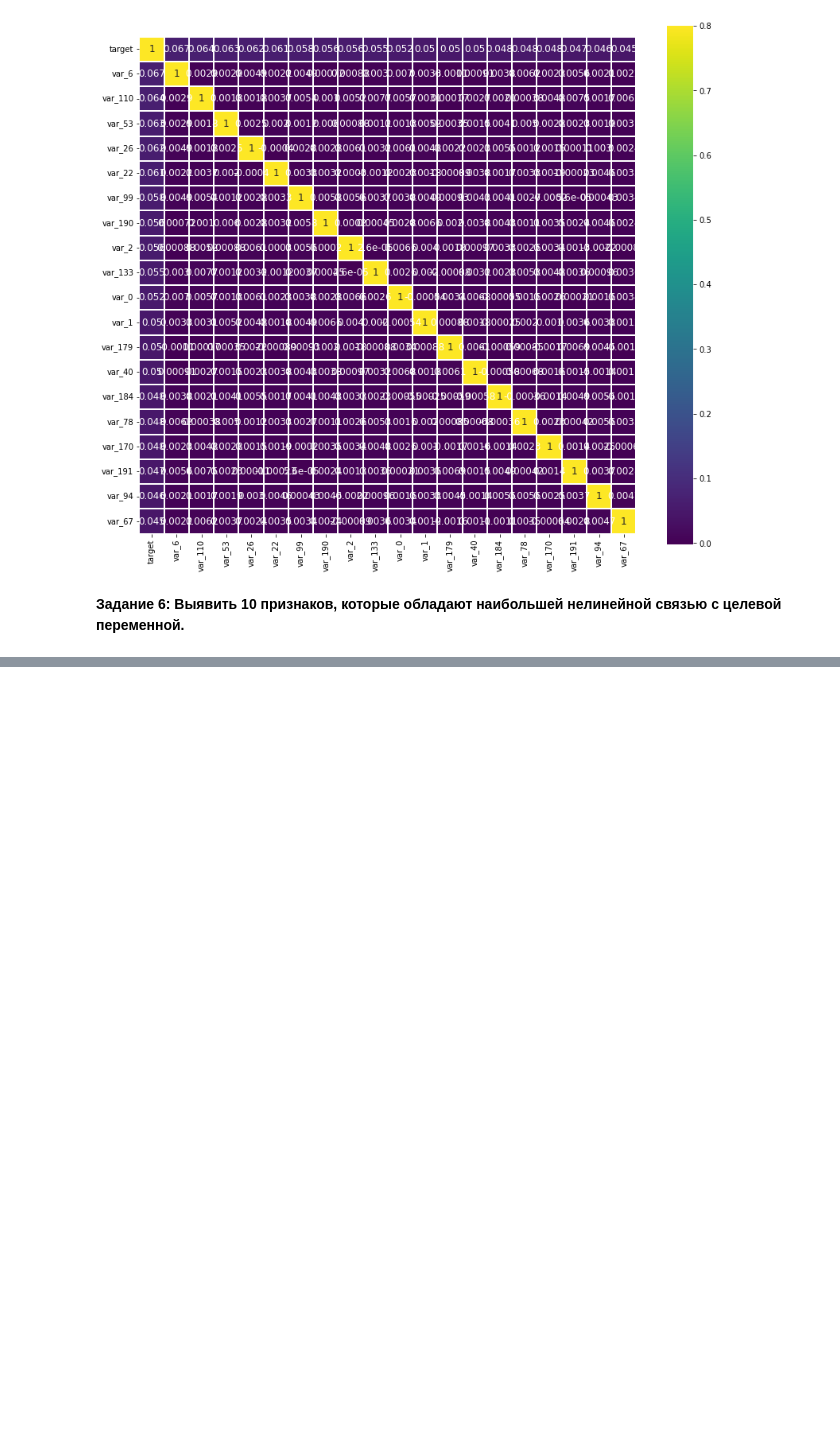
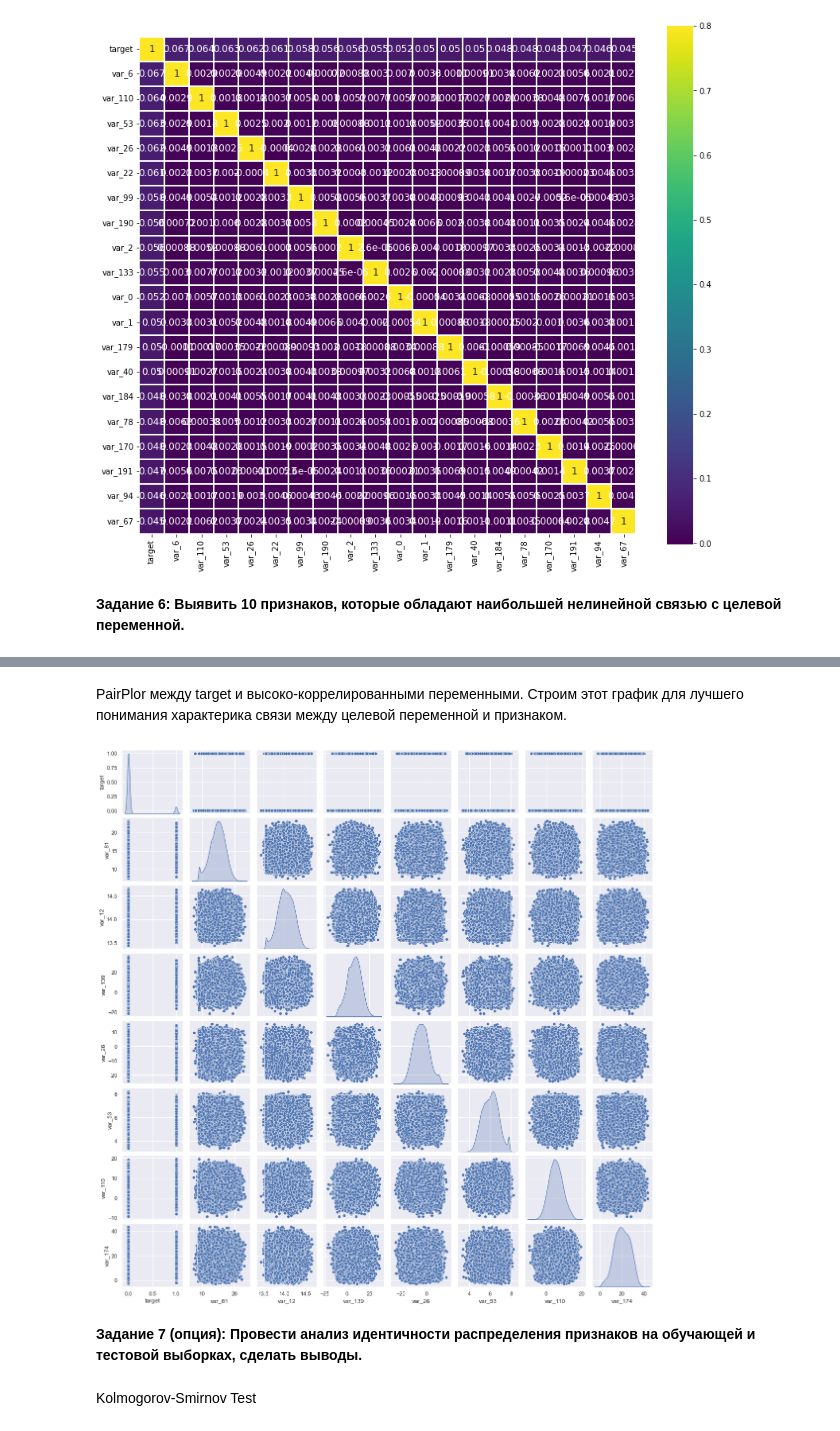
Before and after one commit to AndreyU123/Sports_data_analysis_Kaggle_Platform, a Jupyter notebook: Lesson1/Ukladnikov_Andrey_Lesson1.ipynb, the cells around one changed output, grey strips where cells are left out. Saved outputs shown, nothing was run; the diff lists cells and outputs as text; code cells hidden in the pictures; blank space fills up the shorter version.

```diff
--- a/Lesson1/Ukladnikov_Andrey_Lesson1.ipynb
+++ b/Lesson1/Ukladnikov_Andrey_Lesson1.ipynb
@@ -629,0 +659,19 @@ show_corr_matrix_for_n_largest_koeffs(numerical_features, "target", train, 20)
+# %% [markdown]
+PairPlor между target и высоко-коррелированными переменными. Строим этот график для лучшего понимания характерика связи между целевой переменной и признаком.
+# %%
+sns.set()
+columns = [
+    "target",
+    "var_81",
+    "var_12",
+    "var_139",
+    "var_26",
+    "var_53",
+    "var_110",
+    "var_174"
+]
+
+sns.pairplot(train[columns], size=2, kind="scatter", diag_kind="kde")
+plt.show()
+# %% [output]
+[figure, added]
@@ -629,0 +681,4 @@ show_corr_matrix_for_n_largest_koeffs(numerical_features, "target", train, 20)
+# %% [markdown]
+**Задание 7 (опция): Провести анализ идентичности распределения признаков на обучающей и тестовой выборках, сделать выводы.**
+# %% [markdown]
+ Kolmogorov-Smirnov Test
```
Also changed, not shown: parts of 14 cells of this notebook.
